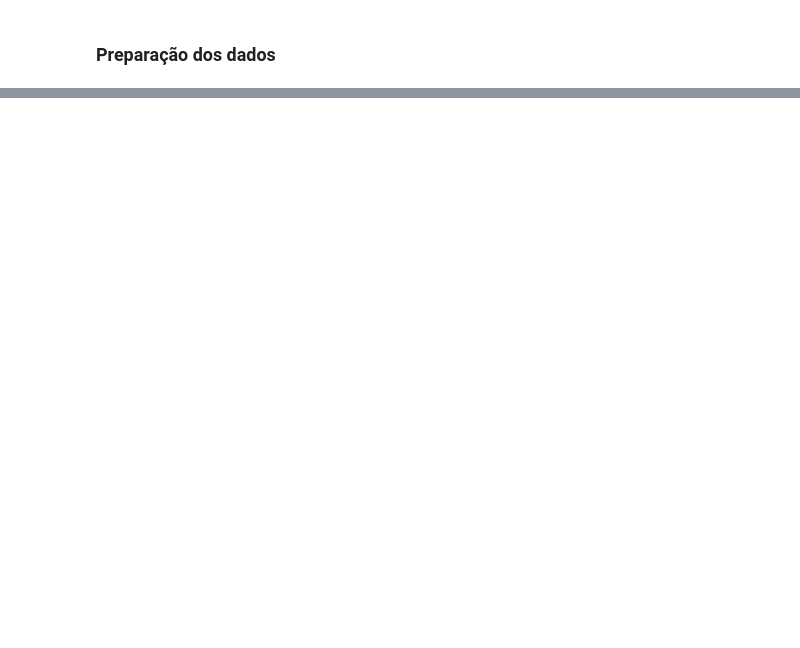
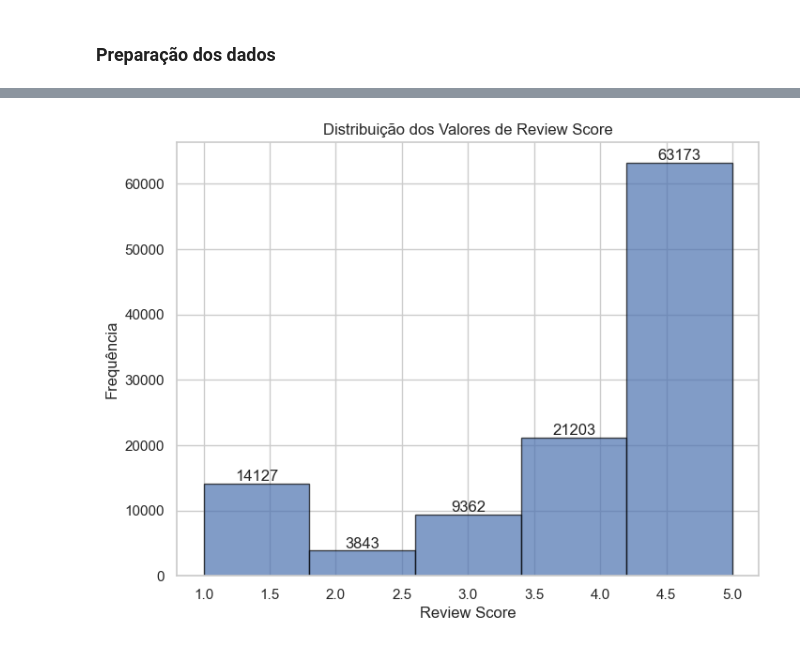
Before and after one commit to rodrigoscalioni/pos-analytics, a Jupyter notebook: notebooks/exploracao_dados.ipynb, the cells around one changed output, grey strips where cells are left out. Cells and saved outputs as stored; diff of their text form; code cells hidden in the pictures; blank space fills up the shorter version.

Commit message:
Início da análise para responder a pergunta norteadora do projeto

```diff
--- a/notebooks/exploracao_dados.ipynb
+++ b/notebooks/exploracao_dados.ipynb
@@ -260,0 +132,3 @@ plt.show()
+# %%
+# Criando uma coluna de preço total do item (que é a soma do preço com o frete)
+df["preco_total_item"] = df["price"] + df["freight_value"]
@@ -260,0 +163,20 @@ plt.show()
+# %%
+# Selecionando colunas relevantes para análise
+
+df_final = df[
+    [
+        "order_id",
+        "order_item_id",
+        "product_id",
+        "customer_id",
+        "customer_unique_id",
+        "seller_id",
+        "product_category_name",
+        "dias_atraso_entrega",
+        "preco_total_item",
+        "price",
+        "freight_value",
+        "review_score",
+        "cliente_recomprou_mesmo_vendedor",
+    ]
+]
@@ -260,0 +204,23 @@ plt.show()
+# %%
+# Histograma da distribuição dos valores de review_score
+
+plt.figure(figsize=(8, 6))
+
+counts, bins, patches = plt.hist(
+    df_final['review_score'].dropna(),
+    bins=5,
+    edgecolor='black',
+    alpha=0.7
+)
+
+# Adiciona rótulos de frequência em cada barra
+plt.bar_label(patches, fmt='%.0f')
+
+plt.title('Distribuição dos Valores de Review Score')
+plt.xlabel('Review Score')
+plt.ylabel('Frequência')
+plt.grid(True)
+
+plt.show()
+# %% [output]
+[figure, added]
```
Also changed, not shown: parts of 39 cells of this notebook.
